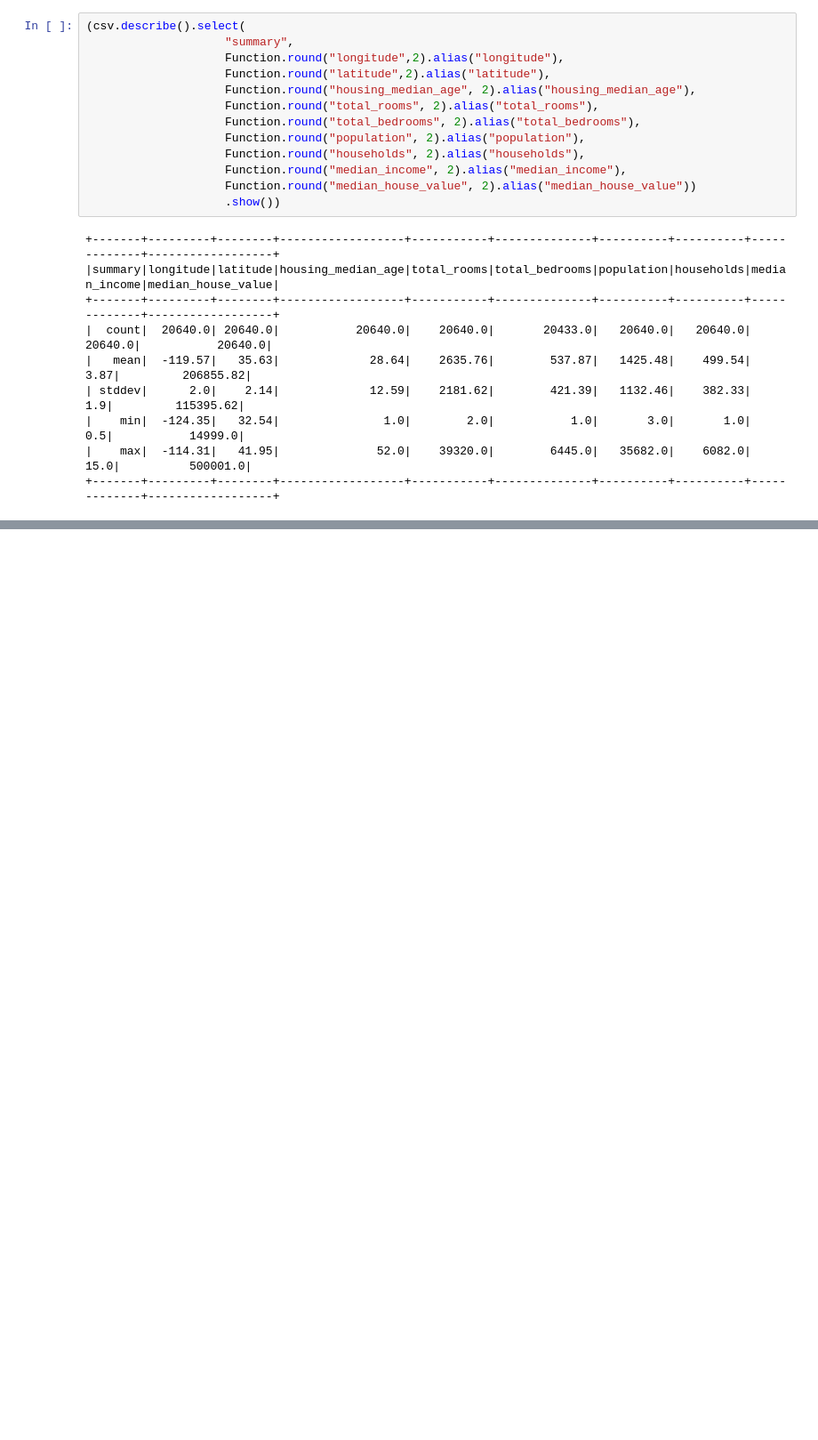
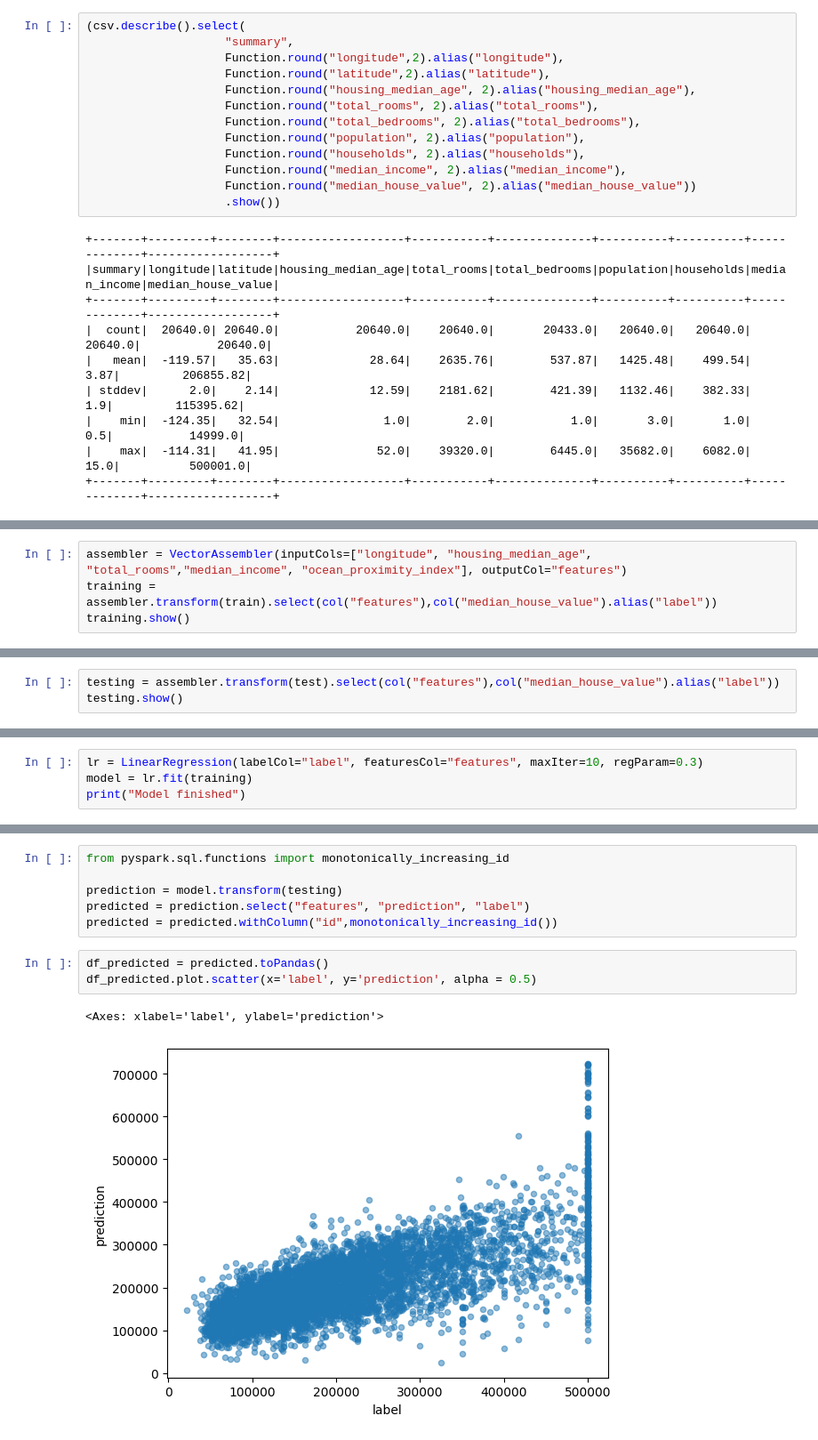
Before and after one commit to YusufDagdeviren/Pyspark-Predict-Housing-Value, a Jupyter notebook: Yusuf_Dagdeviren_Odev_4.ipynb, the cells around one changed output, grey strips where cells are left out. Shown at 89% size. Cells and saved outputs as stored; diff of their text form; blank space fills up the shorter version.

Commit message:
The model was developed and its performance was tested

```diff
--- a/Yusuf_Dagdeviren_Odev_4.ipynb
+++ b/Yusuf_Dagdeviren_Odev_4.ipynb
@@ -72,0 +212,4 @@ ocean_prox.toPandas().plot.bar(x="ocean_proximity")
+# %%
+assembler = VectorAssembler(inputCols=["longitude", "housing_median_age", "total_rooms","median_income", "ocean_proximity_index"], outputCol="features")
+training = assembler.transform(train).select(col("features"),col("median_house_value").alias("label"))
+training.show()
@@ -72,0 +236,3 @@ ocean_prox.toPandas().plot.bar(x="ocean_proximity")
+# %%
+testing = assembler.transform(test).select(col("features"),col("median_house_value").alias("label"))
+testing.show()
@@ -72,0 +259,4 @@ ocean_prox.toPandas().plot.bar(x="ocean_proximity")
+# %%
+lr = LinearRegression(labelCol="label", featuresCol="features", maxIter=10, regParam=0.3)
+model = lr.fit(training)
+print("Model finished")
@@ -72,0 +284,12 @@ ocean_prox.toPandas().plot.bar(x="ocean_proximity")
+# %%
+from pyspark.sql.functions import monotonically_increasing_id
+
+prediction = model.transform(testing)
+predicted = prediction.select("features", "prediction", "label")
+predicted = predicted.withColumn("id",monotonically_increasing_id())
+# %%
+df_predicted = predicted.toPandas()
+df_predicted.plot.scatter(x='label', y='prediction', alpha = 0.5)
+# %% [output]
+<Axes: xlabel='label', ylabel='prediction'>
+[figure, added]
```
Also changed, not shown: parts of 33 cells of this notebook.
